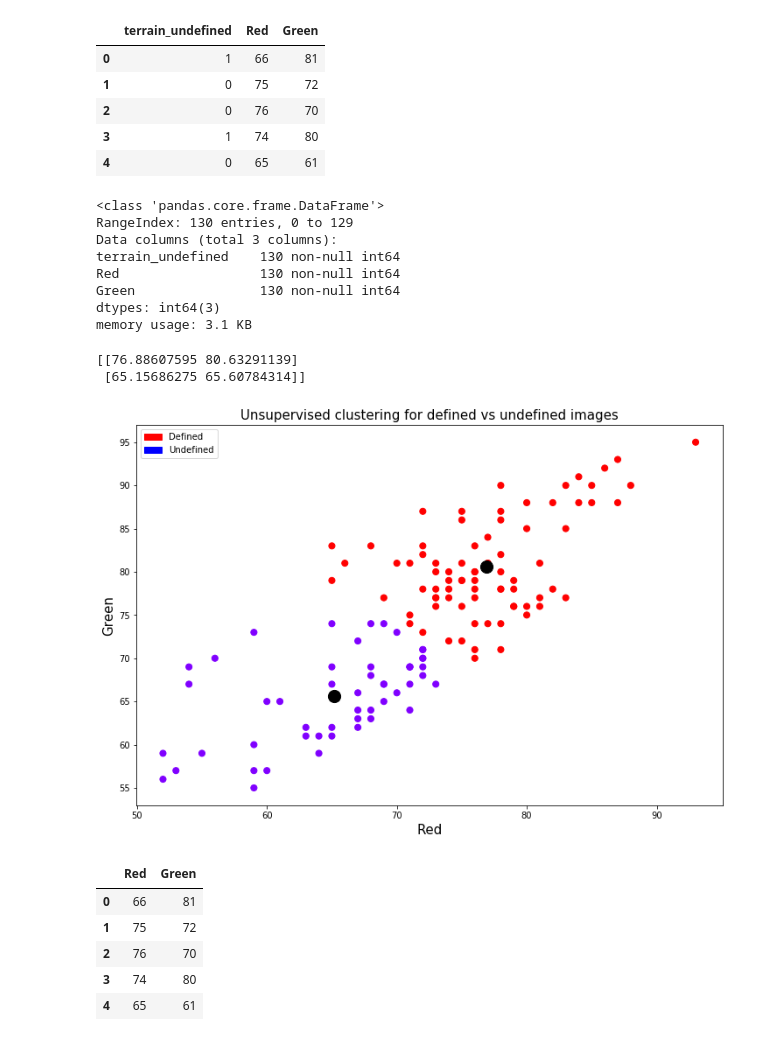
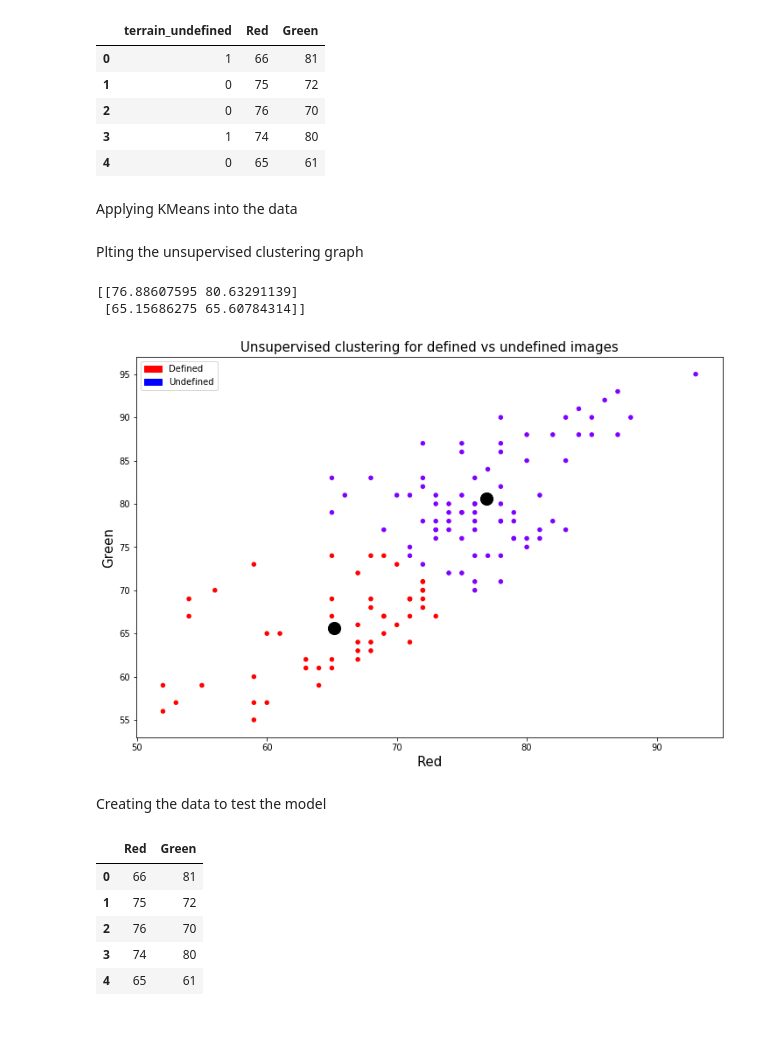
Before and after one commit to UNCG-CSE/Poststorm_Imagery, a Jupyter notebook: src/python/psic/KMeans/Unsupervised_Clustering_KMeans.ipynb, the cells around one changed output. Saved outputs shown, nothing was run; the diff lists cells and outputs as text; code cells hidden in the pictures.

Commit message:
updated the model

```diff
--- a/src/python/psic/KMeans/Unsupervised_Clustering_KMeans.ipynb
+++ b/src/python/psic/KMeans/Unsupervised_Clustering_KMeans.ipynb
@@ -16,6 +17,6 @@ import matplotlib.patches as mpatches
 # %%
-train_data = pd.read_csv('train_data.csv')
-train_data.head()
+data = pd.read_csv('KM_data.csv')
+data.head()
 # %% [output]
 |  | image_id | terrain_undefined | Red | Green |
 | 0 | jpgs/S26047238.jpg | 1 | 66 | 81 |
@@ -38,6 +43,6 @@ train_data.describe()
 # %%
-train_data = train_data.drop(['image_id'], axis=1)
-train_data.head()
+data = data.drop(['image_id'], axis=1)
+data.head()
 # %% [output]
 |  | terrain_undefined | Red | Green |
 | 0 | 1 | 66 | 81 |
@@ -45,43 +50,38 @@ train_data.head()
 | 2 | 0 | 76 | 70 |
 | 3 | 1 | 74 | 80 |
 | 4 | 0 | 65 | 61 |
-# %%
-train_data.info()
-# %% [output]
-<class 'pandas.core.frame.DataFrame'>
-RangeIndex: 130 entries, 0 to 129
-Data columns (total 3 columns):
-terrain_undefined    130 non-null int64
-Red                  130 non-null int64
-Green                130 non-null int64
-dtypes: int64(3)
-memory usage: 3.1 KB
+# %% [markdown]
+Applying KMeans into the data
+# %%
+X = np.array(data.drop(['terrain_undefined'], 1).astype(float))
+kmeans = KMeans(n_clusters=2)
+kmeans.fit(X)
+y = kmeans.predict(X)
+# %% [markdown]
+Plting the unsupervised clustering graph
 # %%
-X = np.array(train_data.drop(['terrain_undefined'], 1).astype(float))
-y = kmeans.predict(X)
-kmeans = KMeans(n_clusters=2) # You want cluster the passenger records into 2: Survived or Not survived
-kmeans.fit(X)
-
 matplotlib.rc('axes', labelsize=15)
 matplotlib.rc('axes', titlesize=15)
 plt.figure(figsize=(12,8))
-plt.scatter(X[:, 0], X[:, 1], c=y, s=50, cmap='rainbow');
+plt.scatter(X[:, 0], X[:, 1], c=y, s=20, cmap='rainbow');
 centroids = kmeans.cluster_centers_
 print(centroids)
 plt.scatter(centroids[:, 0], centroids[:, 1],
-            marker='o', s=200, cmap='rainbow',
+            marker='o', s=200, cmap='RdBu',
             color='black')
 
 plt.xlabel('Red')
 plt.ylabel('Green')
 defined = mpatches.Patch(color='red', label='Defined')
 undefined = mpatches.Patch(color='blue', label='Undefined')
 plt.legend(handles=[defined,undefined])
 plt.title("Unsupervised clustering for defined vs undefined images")
 plt.savefig('cluster_image.png', dpi = 100)
 plt.show()
 # %% [output]
 [[76.88607595 80.63291139]
  [65.15686275 65.60784314]]
-[figure, old version]
+[figure, new version]
+# %% [markdown]
+Creating the data to test the model
 # %%
```
Also changed, not shown: parts of 10 cells of this notebook, 2 other files.
